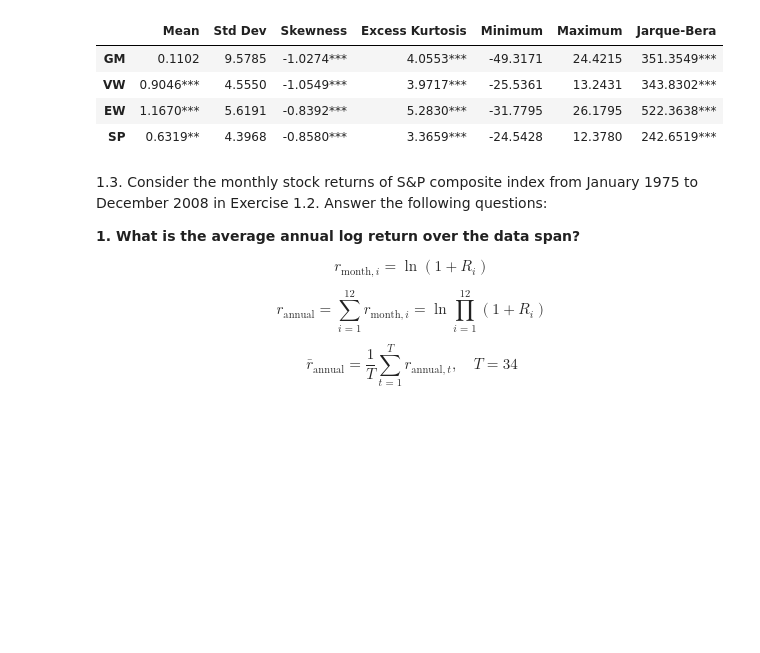
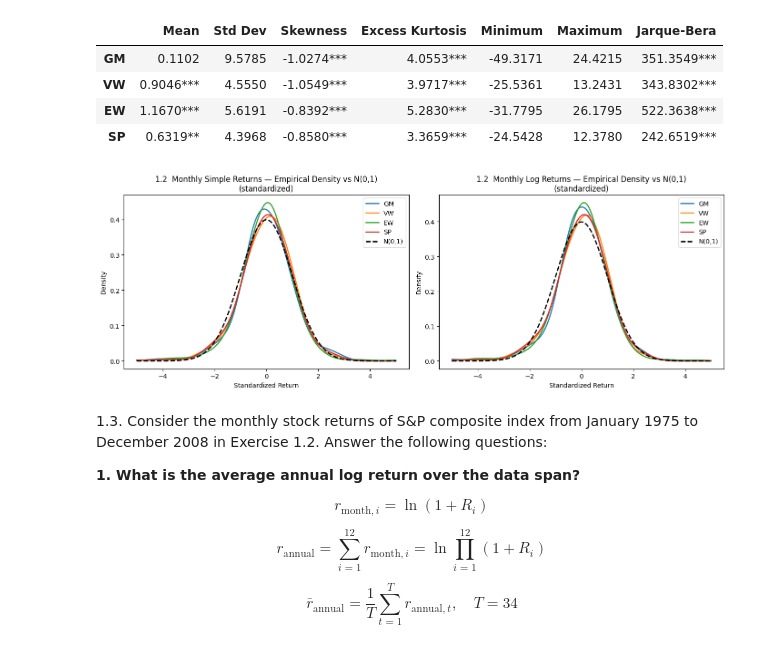
Before and after one commit to JamboChen/stat-hw, a Jupyter notebook: time_serise/hw1.ipynb, the cells around one changed output. Cells and saved outputs as stored; diff of their text form; code cells hidden in the pictures; blank space fills up the shorter version.

```diff
--- a/time_serise/hw1.ipynb
+++ b/time_serise/hw1.ipynb
@@ -115,6 +144,37 @@ Signif. codes:  *** 0.001  ** 0.01  * 0.05
 | VW | 0.9046*** | 4.5550 | -1.0549*** | 3.9717*** | -25.5361 | 13.2431 | 343.8302*** |
 | EW | 1.1670*** | 5.6191 | -0.8392*** | 5.2830*** | -31.7795 | 26.1795 | 522.3638*** |
 | SP | 0.6319** | 4.3968 | -0.8580*** | 3.3659*** | -24.5428 | 12.3780 | 242.6519*** |
+# %%
+fig, axes = plt.subplots(1, 2, figsize=(14, 5))
+
+x = np.linspace(-5, 5, 500)
+
+for ax, (series, title) in zip(axes, [
+    (
+        {"GM": ret_pct["gm"], "VW": ret_pct["vw"],
+         "EW": ret_pct["ew"], "SP": ret_pct["sp"]},
+        "1.2  Monthly Simple Returns — Empirical Density vs N(0,1)"
+    ),
+    (
+        {"GM": log_ret_pct["gm"], "VW": log_ret_pct["vw"],
+         "EW": log_ret_pct["ew"], "SP": log_ret_pct["sp"]},
+        "1.2  Monthly Log Returns — Empirical Density vs N(0,1)"
+    ),
+]):
+    for label, r in series.items():
+        r_std = (r - r.mean()) / r.std()
+        kde = gaussian_kde(r_std, bw_method=0.4)
+        ax.plot(x, kde(x), linewidth=1.8, label=label)
+    ax.plot(x, norm.pdf(x), "k--", linewidth=2, label="N(0,1)")
+    ax.set_title(title + "\n(standardized)")
+    ax.set_xlabel("Standardized Return")
+    ax.set_ylabel("Density")
+    ax.legend()
+
+plt.tight_layout()
+plt.show()
+# %% [output]
+[figure, added]
 # %% [markdown]
 1.3. Consider the monthly stock returns of S&P composite index from January 1975 to December 2008 in Exercise 1.2. Answer the following questions:
 
```
Also changed, not shown: parts of 2 cells of this notebook.
